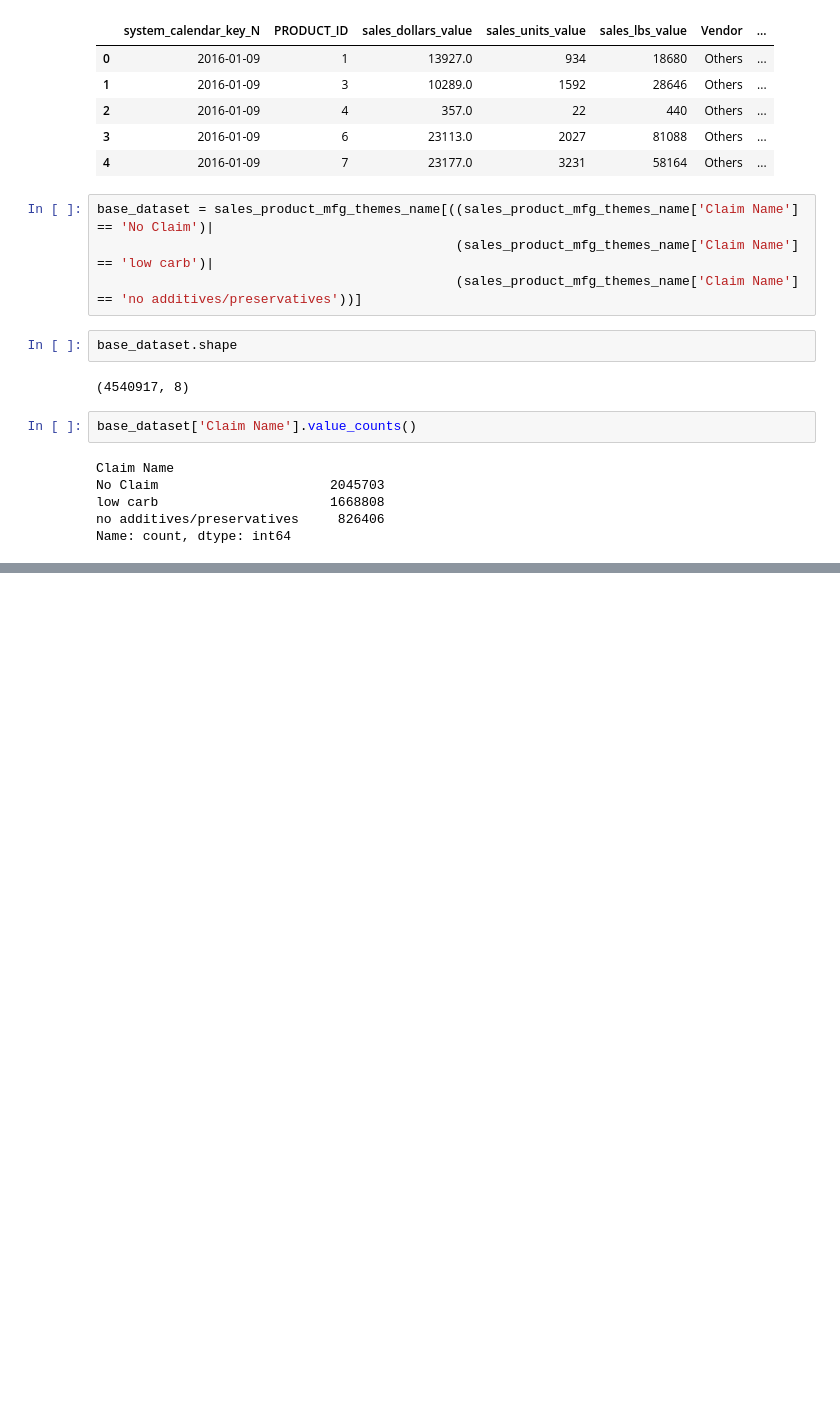
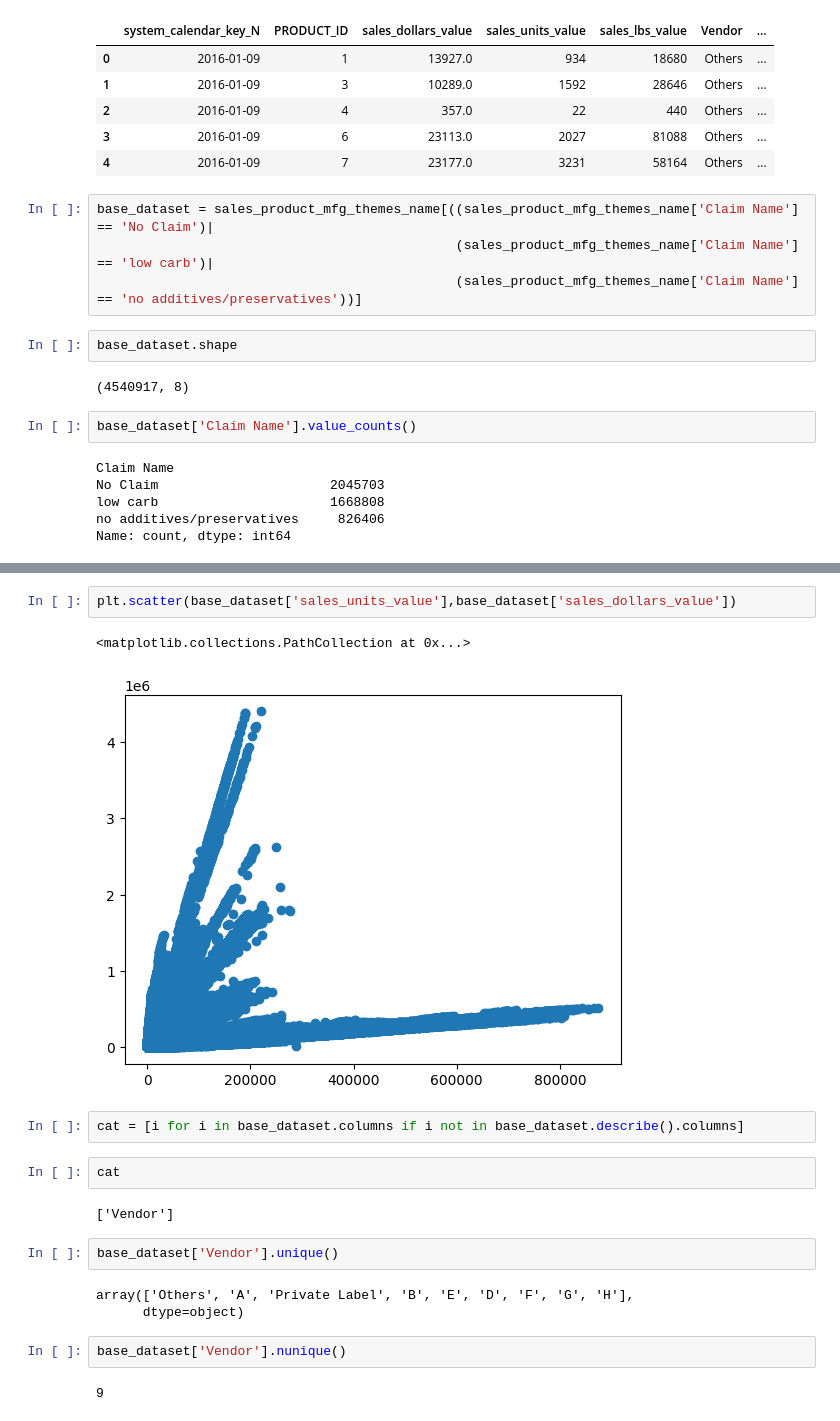
Before and after one commit to karthikeya-1508/ML_prac_files, a Jupyter notebook: Regression_Projects/Sales_project/sales_project.ipynb, the cells around one changed output, grey strips where cells are left out. Saved outputs shown, nothing was run; the diff lists cells and outputs as text; blank space fills up the shorter version.

```diff
--- a/Regression_Projects/Sales_project/sales_project.ipynb
+++ b/Regression_Projects/Sales_project/sales_project.ipynb
@@ -737,0 +788,20 @@ Name: count, dtype: int64
+# %%
+plt.scatter(base_dataset['sales_units_value'],base_dataset['sales_dollars_value'])
+# %% [output]
+<matplotlib.collections.PathCollection at 0x...>
+[figure, added]
+# %%
+cat = [i for i in base_dataset.columns if i not in base_dataset.describe().columns]
+# %%
+cat
+# %% [output]
+['Vendor']
+# %%
+base_dataset['Vendor'].unique()
+# %% [output]
+array(['Others', 'A', 'Private Label', 'B', 'E', 'D', 'F', 'G', 'H'],
+      dtype=object)
+# %%
+base_dataset['Vendor'].nunique()
+# %% [output]
+9
```
Also changed, not shown: parts of 18 cells of this notebook.
